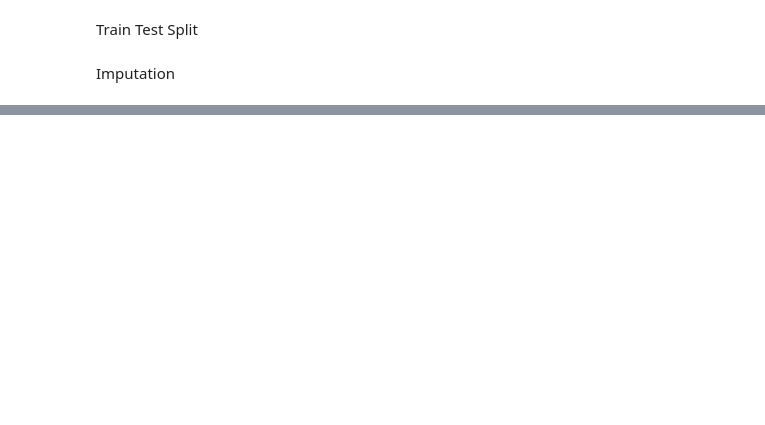
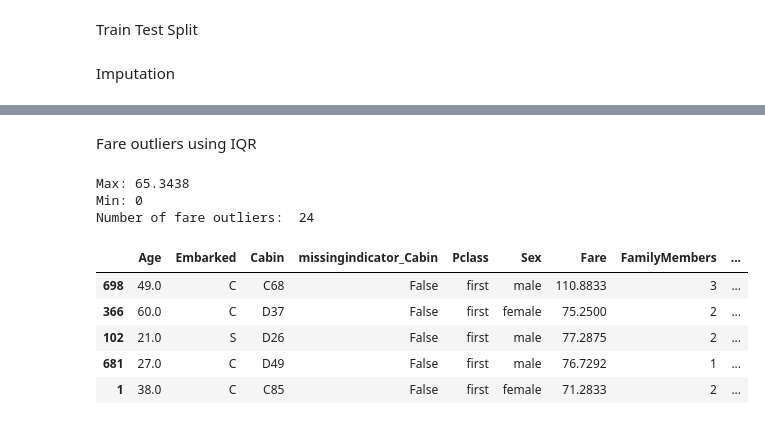
Before and after one commit to mehrab-abir/ai-ml, a Jupyter notebook: Machine Learning/Applied Machine Learning/Feature Engineering/Column Transformer/feature_engineering.ipynb, the cells around one changed output, grey strips where cells are left out. Drawn from its saved outputs; the diff is of its cells as text; code cells hidden in the pictures; blank space fills up the shorter version.

```diff
--- a/Machine Learning/Applied Machine Learning/Feature Engineering/Column Transformer/feature_engineering.ipynb
+++ b/Machine Learning/Applied Machine Learning/Feature Engineering/Column Transformer/feature_engineering.ipynb
@@ -45,0 +137,26 @@ Imputation
+# %% [markdown]
+Fare outliers using IQR
+# %%
+fare_q1 = x_train['Fare'].quantile(0.25)
+fare_q3 = x_train['Fare'].quantile(0.75)
+
+fare_iqr = fare_q3 - fare_q1
+
+max_range = fare_q3 + (1.5 * fare_iqr)
+min_range = max(0,fare_q1 - (1.5 * fare_iqr)) # becasue the value goes to negative side, so capping at 0
+
+print(f"Max: {max_range}\nMin: {min_range}")
+
+fare_outliers = x_train[(x_train['Fare']<min_range) | (x_train['Fare'] > max_range)]
+print("Number of fare outliers: ",len(fare_outliers))
+display(fare_outliers.sample(5))
+# %% [output]
+Max: 65.3438
+Min: 0
+Number of fare outliers:  24
+|  | Age | Embarked | Cabin | missingindicator_Cabin | Pclass | Sex | Fare | FamilyMembers | ... |
+| 698 | 49.0 | C | C68 | False | first | male | 110.8833 | 3 | ... |
+| 366 | 60.0 | C | D37 | False | first | female | 75.2500 | 2 | ... |
+| 102 | 21.0 | S | D26 | False | first | male | 77.2875 | 2 | ... |
+| 681 | 27.0 | C | D49 | False | first | male | 76.7292 | 1 | ... |
+| 1 | 38.0 | C | C85 | False | first | female | 71.2833 | 2 | ... |
```
Also changed, not shown: parts of 14 cells of this notebook.
